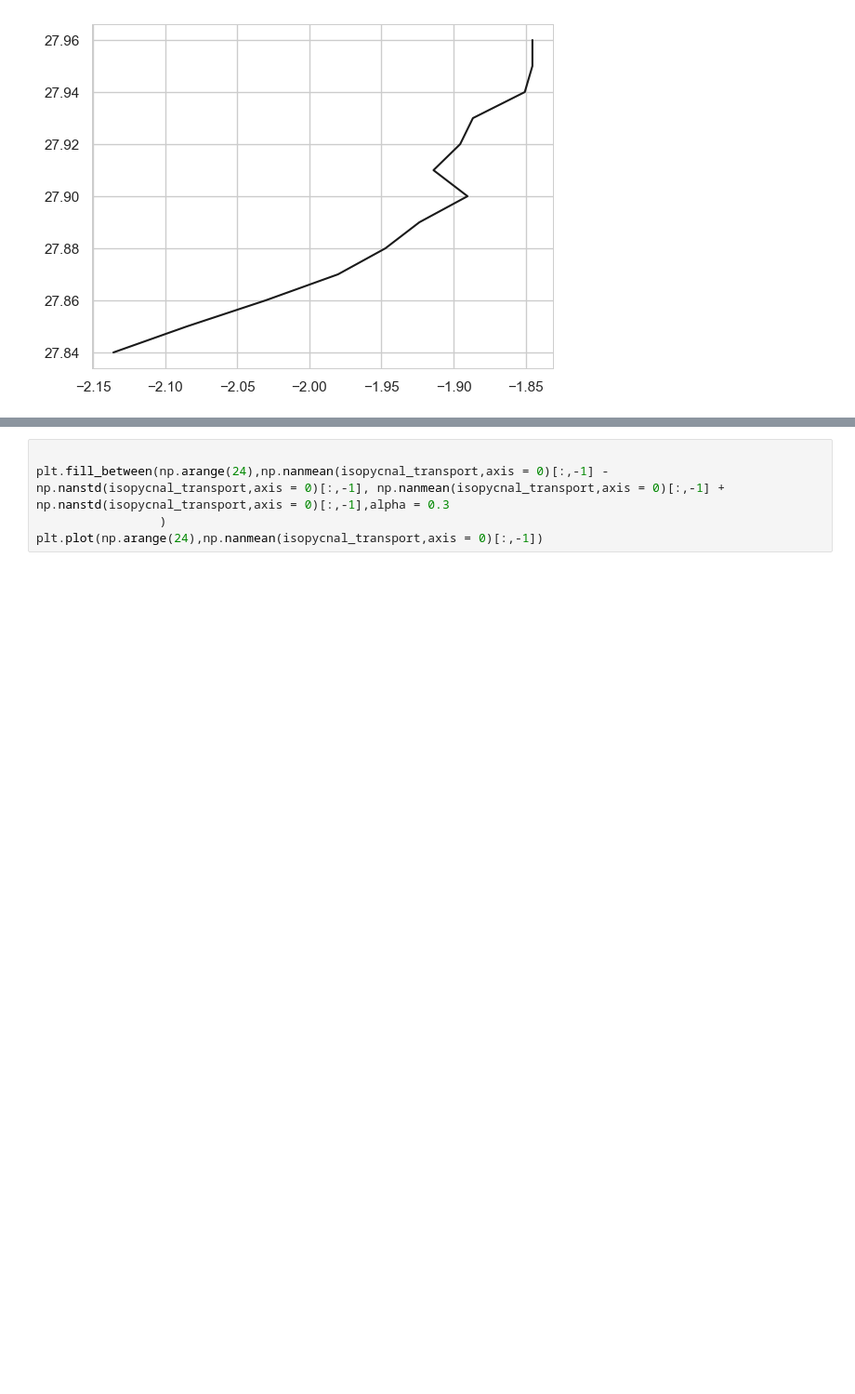
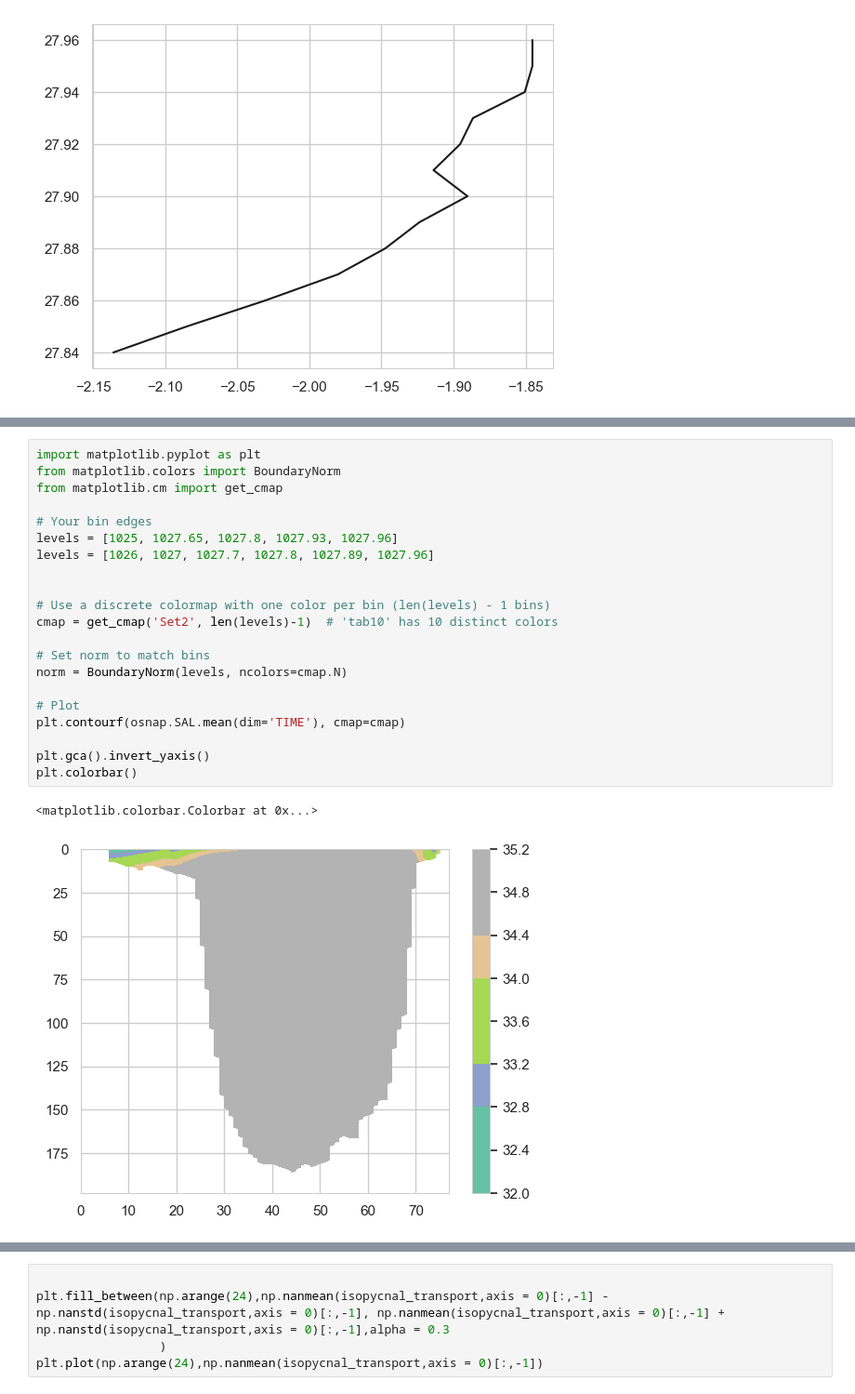
Before and after one commit to unamiller/GOHSNAP-Oxygen-Transport, a Jupyter notebook: oxygen_transport_calculation.ipynb, the cells around one changed output, grey strips where cells are left out. Shown at 93% size. Cells and saved outputs as stored; diff of their text form; blank space fills up the shorter version.

```diff
--- a/oxygen_transport_calculation.ipynb
+++ b/oxygen_transport_calculation.ipynb
@@ -1209,0 +1264,24 @@ plt.savefig(r'C:\Users\bikbe\Documents\Projects\GOHSNAP\Figures\Transport manusc
+# %%
+import matplotlib.pyplot as plt
+from matplotlib.colors import BoundaryNorm
+from matplotlib.cm import get_cmap
+
+# Your bin edges
+levels = [1025, 1027.65, 1027.8, 1027.93, 1027.96]
+levels = [1026, 1027, 1027.7, 1027.8, 1027.89, 1027.96]
+
+
+# Use a discrete colormap with one color per bin (len(levels) - 1 bins)
+cmap = get_cmap('Set2', len(levels)-1)  # 'tab10' has 10 distinct colors
+
+# Set norm to match bins
+norm = BoundaryNorm(levels, ncolors=cmap.N)
+
+# Plot
+plt.contourf(osnap.SAL.mean(dim='TIME'), cmap=cmap)
+
+plt.gca().invert_yaxis()
+plt.colorbar()
+# %% [output]
+<matplotlib.colorbar.Colorbar at 0x...>
+[figure, added]
```
Also changed, not shown: parts of 18 cells of this notebook.
